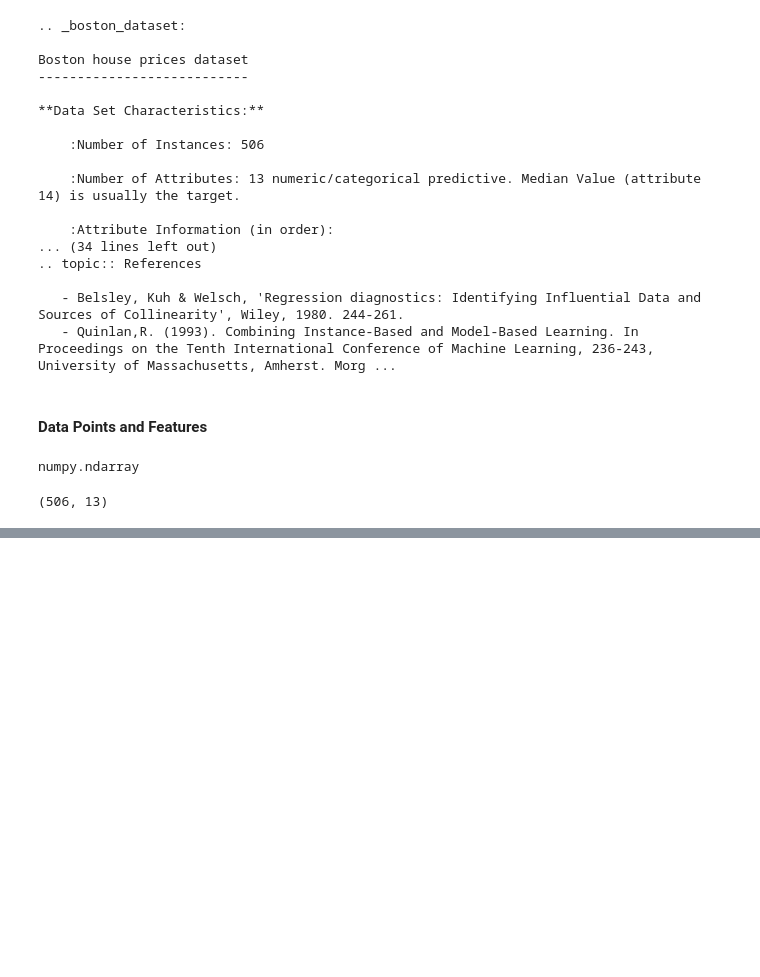
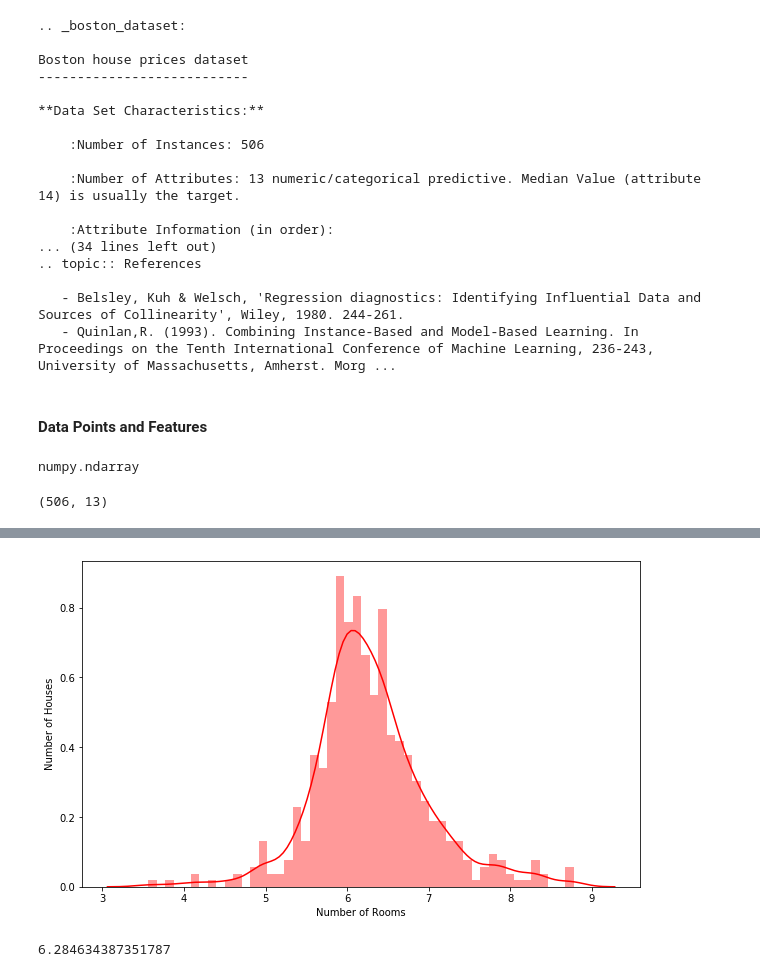
Before and after one commit to tks18/python_house_price_calculator, a Jupyter notebook: multivariate_regression_calculator.ipynb, the cells around one changed output, grey strips where cells are left out. Saved outputs shown, nothing was run; the diff lists cells and outputs as text; code cells hidden in the pictures; blank space fills up the shorter version.

```diff
--- a/multivariate_regression_calculator.ipynb
+++ b/multivariate_regression_calculator.ipynb
@@ -46,0 +201,13 @@ boston_dataset.data.shape
+# %%
+plt.figure(figsize=[10, 6])
+sns.distplot(data['RM'], bins=50, hist=True, color='red')
+plt.xlabel("Number of Rooms")
+plt.ylabel("Number of Houses")
+plt.show()
+# %% [output]
+[figure, added]
+# %%
+# Average Number of Rooms in a House
+data['RM'].mean()
+# %% [output]
+6.284634387351787
```
Also changed, not shown: parts of 20 cells of this notebook.
